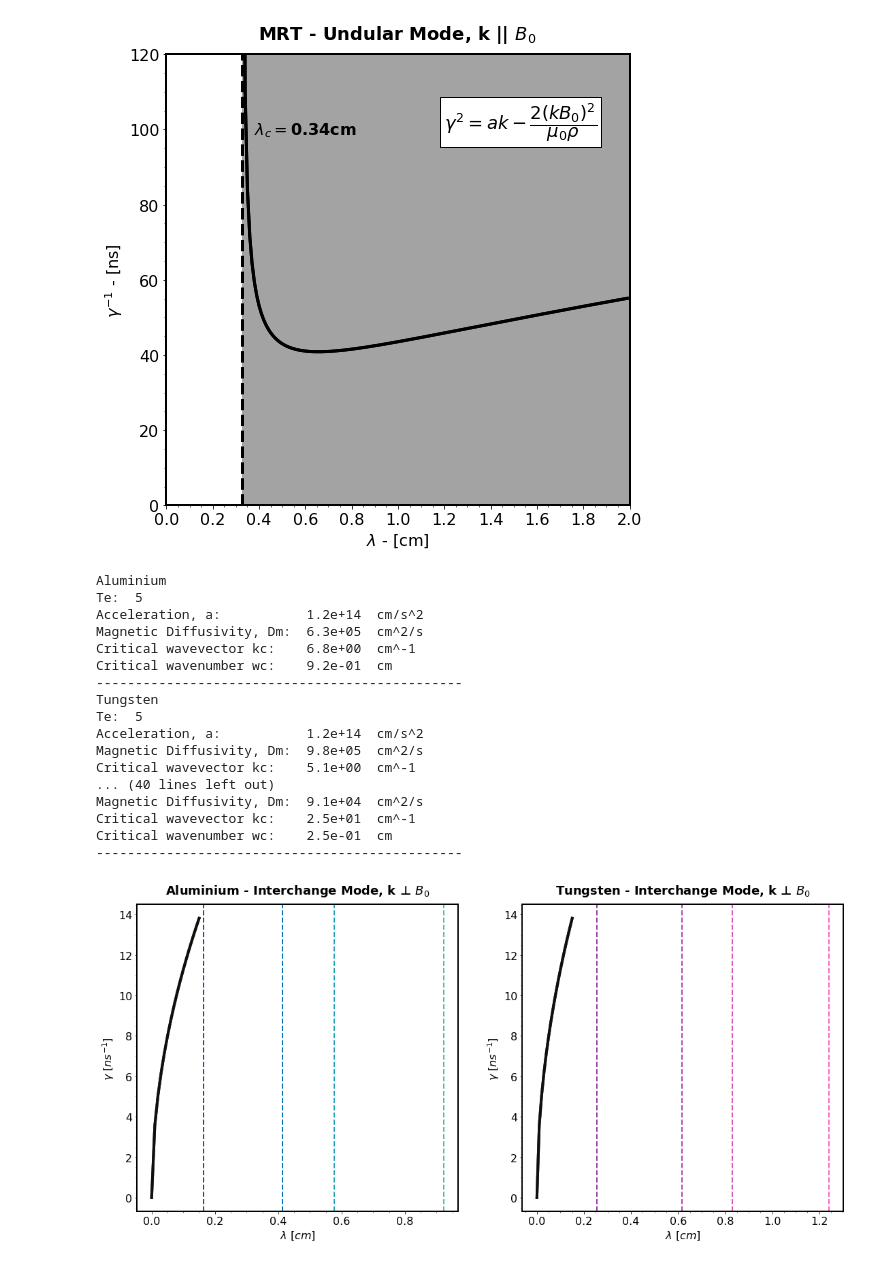
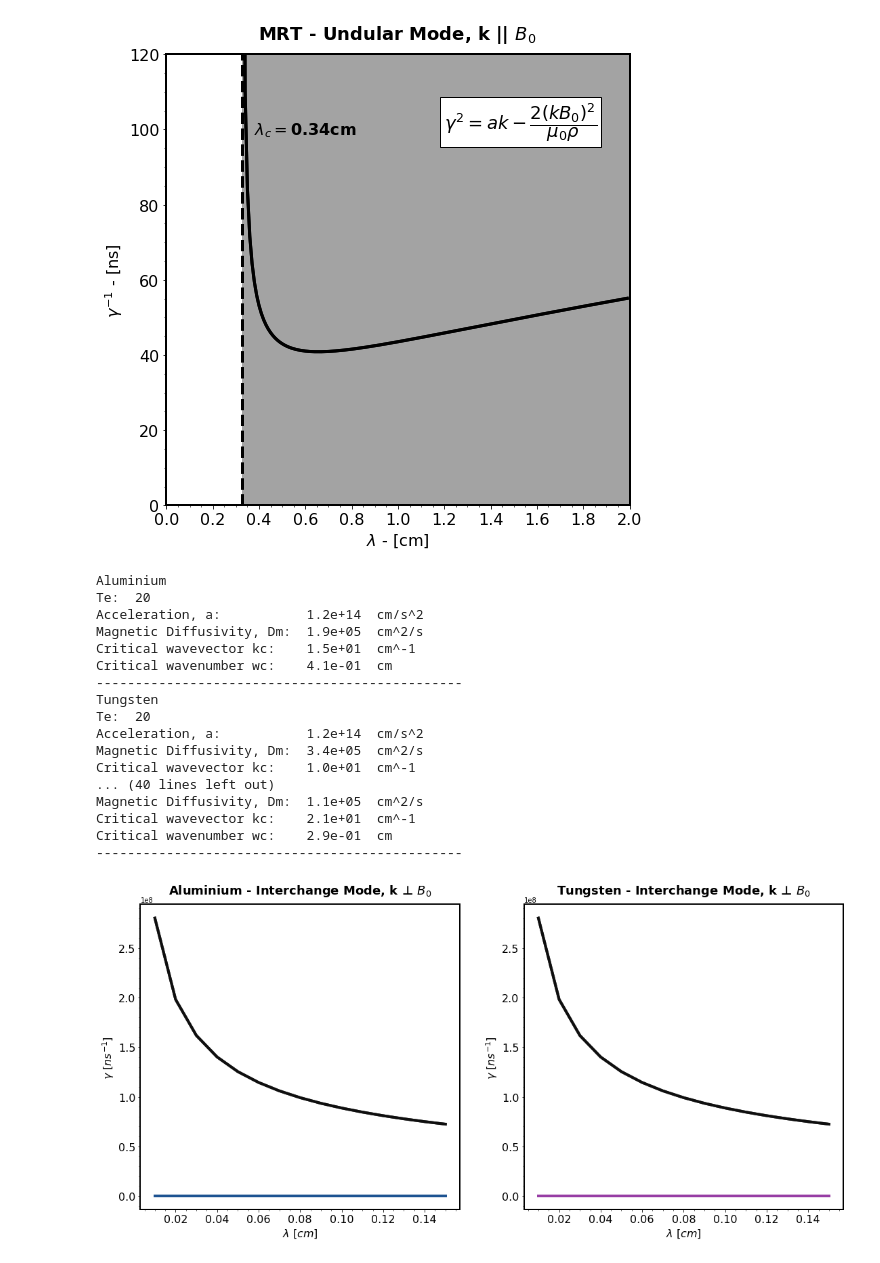
Before and after one commit to stemerlini/MagnetoRT, a Jupyter notebook: MagnetoRT.ipynb, the cells around one changed output. Drawn from its saved outputs; the diff is of its cells as text; code cells hidden in the pictures.

```diff
--- a/MagnetoRT.ipynb
+++ b/MagnetoRT.ipynb
@@ -768,7 +768,7 @@ for axis in ['top','bottom','left','right']:
 shade_al = ['#50BFA1','#1DA3B8','#0077BC','#1D5391','#233C75']
 shade_w = ['#FF5CCC','#DC52BF','#B947B1','#973DA4','#512889']
 
-for i,temp in enumerate([5,10,20,100]):
+for i,temp in enumerate([20,40,60,80]):
     al_flow         =    {'A':27, 'density': 6.1e-5, 'Te': temp , 'Ti': temp, 'V':5e6,  'L':0.2, 'Atw': 1, 'Zsrc': 'exp', 'B': 5}
     w_flow          =    {'A':183,'density': 6.1e-5, 'Te': temp , 'Ti': temp, 'V':5e6,  'L':0.2, 'Atw': 1, 'Zsrc': 'exp', 'B': 5}
     al  =   plasma(**al_flow)
@@ -778,47 +778,47 @@ for i,temp in enumerate([5,10,20,100]):
     gr_no_dam_al, gr_dam_al, al_wl_c   =    growth_rate_damped(al,wl)
     gr_no_dam_w,  gr_dam_w,  w_wl_c    =    growth_rate_damped(w,wl)
 
-    ax[0].plot(wl, 1/(gr_no_dam_al)*1e9, lw = '4', linestyle = '-', color='black', alpha =0.5)
-    ax[0].plot(wl, 1/(gr_dam_al)*1e9,  lw = '4', color=shade_al[i])
-    ax[0].axvline(x=al_wl_c, ls = '--', lw = '2', color = shade_al[i])
+    ax[0].plot(wl, gr_no_dam_al, lw = '4', linestyle = '-', color='black', alpha =0.5)
+    ax[0].plot(wl, gr_dam_al,  lw = '4', color=shade_al[i])
+    # ax[0].axvline(x=al_wl_c, ls = '--', lw = '2', color = shade_al[i])
 
 
-    ax[1].plot(wl, 1/(gr_no_dam_w)*1e9, lw = '4', linestyle = '-', color='black', alpha =0.5)
-    ax[1].plot(wl, 1/(gr_dam_w)*1e9,  lw = '4', color=shade_w[i])
-    ax[1].axvline(x=w_wl_c, ls = '--', lw = '2', color = shade_w[i])
+    ax[1].plot(wl, gr_no_dam_w, lw = '4', linestyle = '-', color='black', alpha =0.5)
+    ax[1].plot(wl, gr_dam_w,  lw = '4', color=shade_w[i])
+    # ax[1].axvline(x=w_wl_c, ls = '--', lw = '2', color = shade_w[i])
 
 
 ax[0].set_title('Aluminium - Interchange Mode, k ⊥ $B_0$', fontsize = 18,  weight = 'bold', pad = "15")
 ax[1].set_title('Tungsten - Interchange Mode, k ⊥ $B_0$', fontsize = 18,  weight = 'bold', pad = "15")
 
 for axis in ax:
     # axis.set_xlim([0,1.6])
     # axis.set_xticks(np.arange(0,1.61,0.2))
     # axis.set_ylim([0,300])
     # axis.set_yticks(np.arange(0,301,30))
     axis.tick_params(labelsize=16)
     axis.set_xlabel(r'$\lambda$ [$cm$]', fontsize=16)
     axis.set_ylabel(r'$\gamma$ [$ns^{-1}$]', fontsize=16)
     axis.minorticks_on()
     # axis.legend(['Without $D_m$','With $D_m$'],loc = 'upper right', frameon=False, fontsize = 16)
 
 # plt.savefig('gamma_damping.png', dpi=330)
 # %% [output]
 Aluminium
-Te:  5
+Te:  20
 Acceleration, a:           1.2e+14  cm/s^2
-Magnetic Diffusivity, Dm:  6.3e+05  cm^2/s
-Critical wavevector kc:    6.8e+00  cm^-1
-Critical wavenumber wc:    9.2e-01  cm
+Magnetic Diffusivity, Dm:  1.9e+05  cm^2/s
+Critical wavevector kc:    1.5e+01  cm^-1
+Critical wavenumber wc:    4.1e-01  cm
 -----------------------------------------------
 Tungsten
-Te:  5
+Te:  20
 Acceleration, a:           1.2e+14  cm/s^2
-Magnetic Diffusivity, Dm:  9.8e+05  cm^2/s
-Critical wavevector kc:    5.1e+00  cm^-1
+Magnetic Diffusivity, Dm:  3.4e+05  cm^2/s
+Critical wavevector kc:    1.0e+01  cm^-1
 ... (40 lines left out)
-Magnetic Diffusivity, Dm:  9.1e+04  cm^2/s
-Critical wavevector kc:    2.5e+01  cm^-1
-Critical wavenumber wc:    2.5e-01  cm
+Magnetic Diffusivity, Dm:  1.1e+05  cm^2/s
+Critical wavevector kc:    2.1e+01  cm^-1
+Critical wavenumber wc:    2.9e-01  cm
 -----------------------------------------------
-[figure, old version]
+[figure, new version]
```
